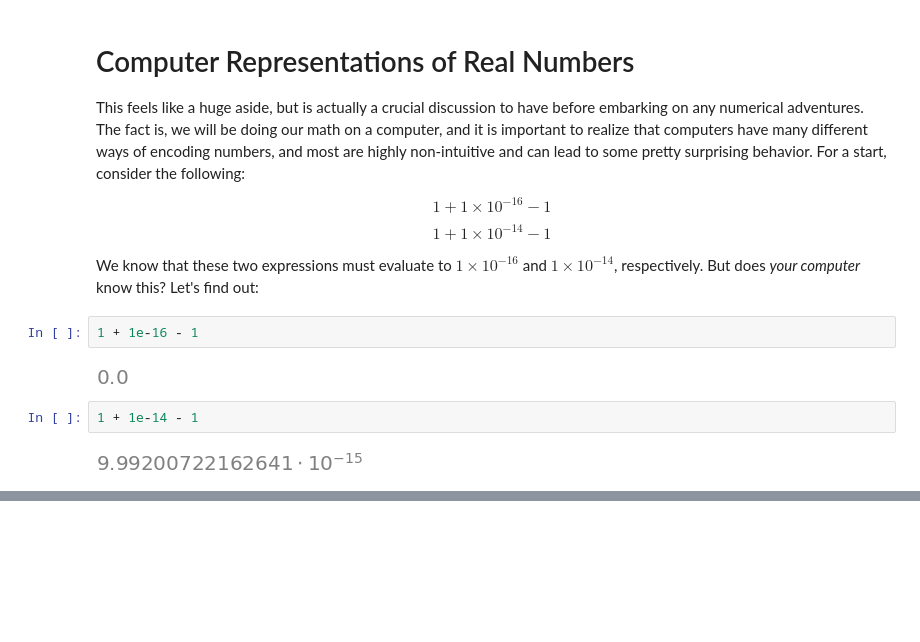
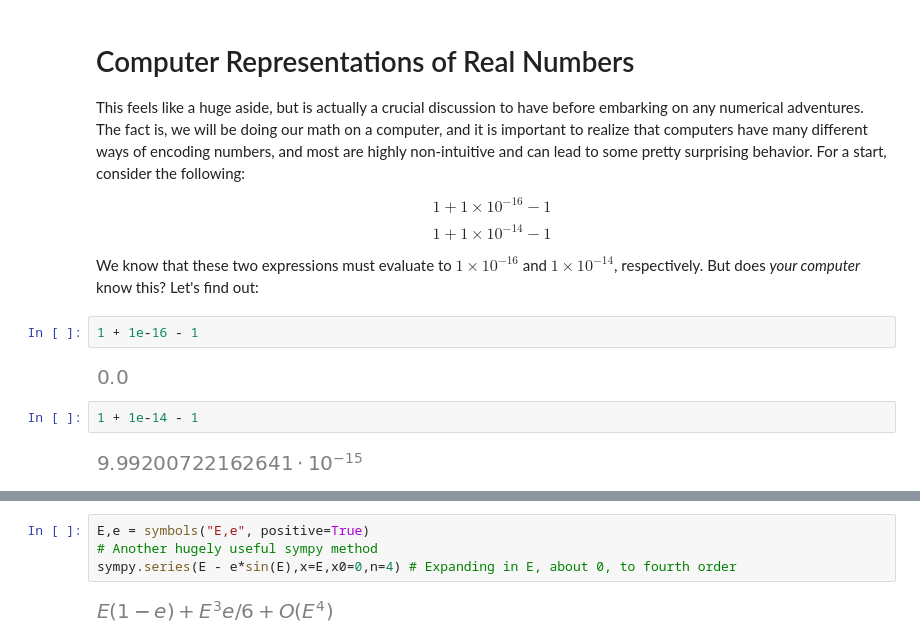
Before and after one commit to dsavransky/astrodynamicsbook, a Jupyter notebook: Notebooks/16-Inverting the Time Equation.ipynb, the cells around one changed output, grey strips where cells are left out. Saved outputs shown, nothing was run; the diff lists cells and outputs as text; blank space fills up the shorter version.

```diff
--- a/Notebooks/16-Inverting the Time Equation.ipynb
+++ b/Notebooks/16-Inverting the Time Equation.ipynb
@@ -109,0 +216,6 @@ Thus, the amount of
+# %%
+E,e = symbols("E,e", positive=True)
+# Another hugely useful sympy method
+sympy.series(E - e*sin(E),x=E,x0=0,n=4) # Expanding in E, about 0, to fourth order
+# %% [output]
+[figure, added]
```
Also changed, not shown: parts of 21 cells of this notebook.
